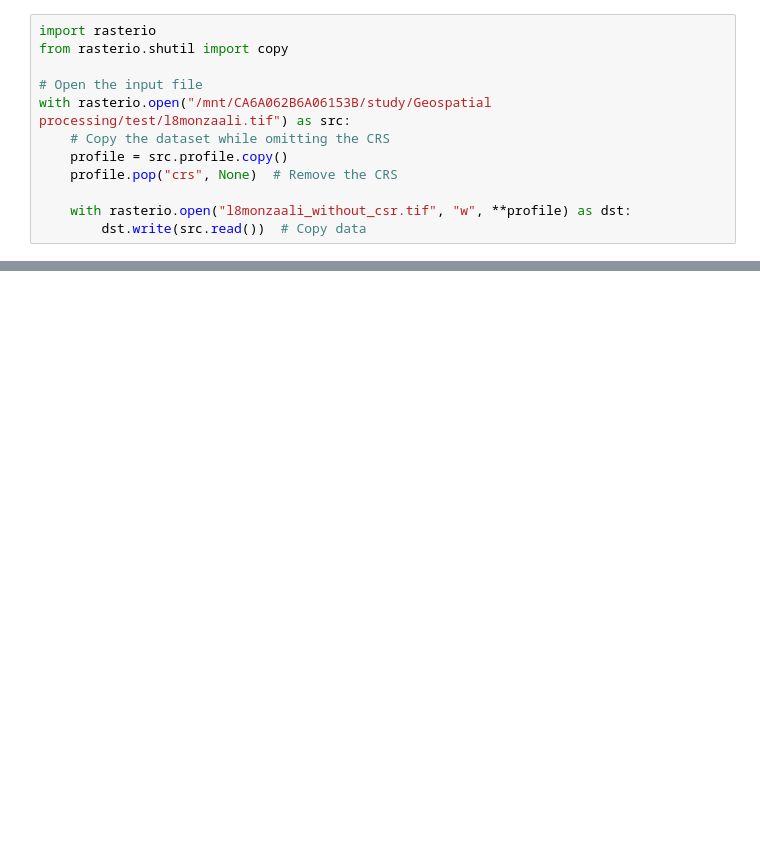
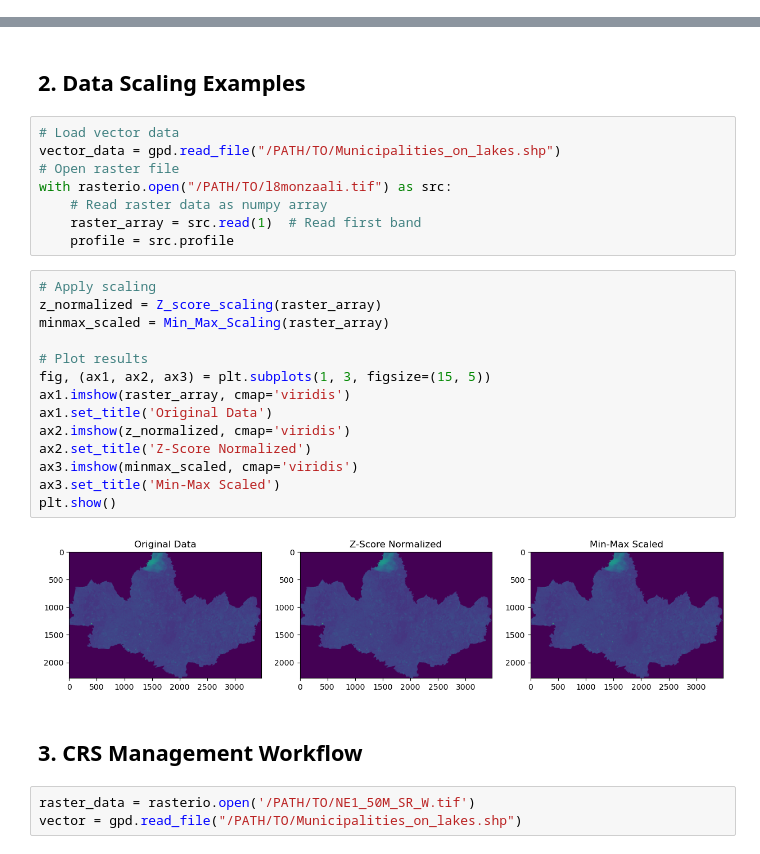
Before and after one commit to MatteoGobbiF/GeoPre, a Jupyter notebook: example_usage.ipynb, the cells around one changed output, grey strips where cells are left out. Cells and saved outputs as stored; diff of their text form; blank space fills up the shorter version.

Commit message:
add example usage, modify read me

```diff
--- a/example_usage.ipynb
+++ b/example_usage.ipynb
@@ -89,12 +0,0 @@ raster=Min_Max_Scaling(raster)
-# %%
-import rasterio
-from rasterio.shutil import copy
-
-# Open the input file
-with rasterio.open("/mnt/CA6A062B6A06153B/study/Geospatial processing/test/l8monzaali.tif") as src:
-    # Copy the dataset while omitting the CRS
-    profile = src.profile.copy()
-    profile.pop("crs", None)  # Remove the CRS
-
-    with rasterio.open("l8monzaali_without_csr.tif", "w", **profile) as dst:
-        dst.write(src.read())  # Copy data
@@ -100,0 +16,31 @@ with rasterio.open("/mnt/CA6A062B6A06153B/study/Geospatial processing/test/l8mon
+# %% [markdown]
+## 2. Data Scaling Examples
+# %%
+# Load vector data
+vector_data = gpd.read_file("/PATH/TO/Municipalities_on_lakes.shp")
+# Open raster file
+with rasterio.open("/PATH/TO/l8monzaali.tif") as src:
+    # Read raster data as numpy array
+    raster_array = src.read(1)  # Read first band
+    profile = src.profile
+# %%
+# Apply scaling
+z_normalized = Z_score_scaling(raster_array)
+minmax_scaled = Min_Max_Scaling(raster_array)
+
+# Plot results
+fig, (ax1, ax2, ax3) = plt.subplots(1, 3, figsize=(15, 5))
+ax1.imshow(raster_array, cmap='viridis')
+ax1.set_title('Original Data')
+ax2.imshow(z_normalized, cmap='viridis')
+ax2.set_title('Z-Score Normalized')
+ax3.imshow(minmax_scaled, cmap='viridis')
+ax3.set_title('Min-Max Scaled')
+plt.show()
+# %% [output]
+[figure, added]
+# %% [markdown]
+## 3. CRS Management Workflow
+# %%
+raster_data = rasterio.open('/PATH/TO/NE1_50M_SR_W.tif')
+vector = gpd.read_file("/PATH/TO/Municipalities_on_lakes.shp")
```
Also changed, not shown: parts of 23 cells of this notebook, 2 other files.
